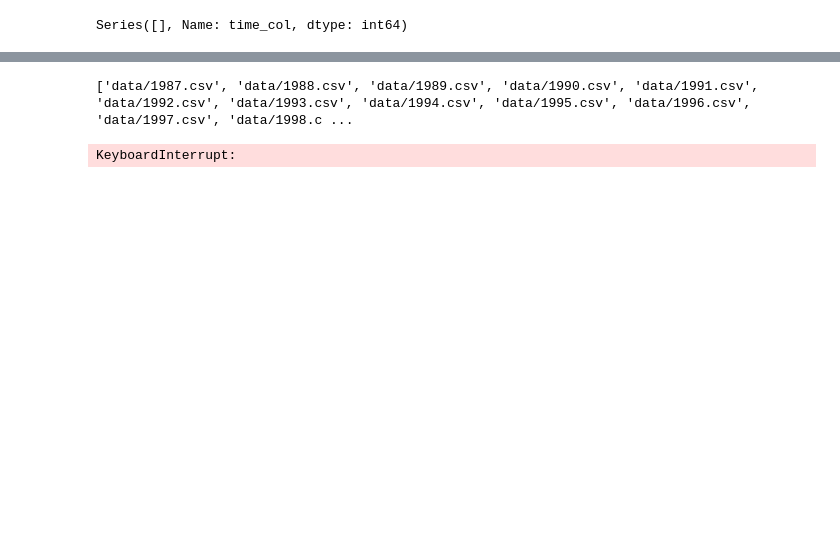
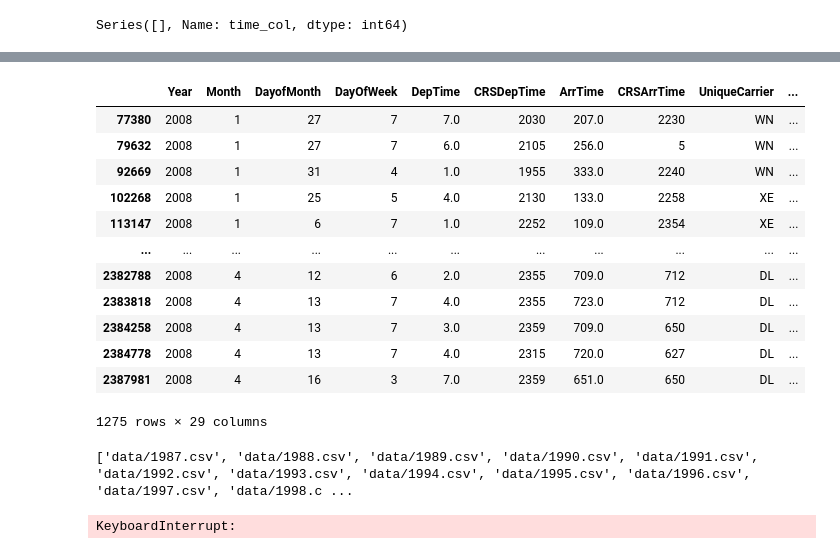
Before and after one commit to joshuaati/DE_airline_pipeline, a Jupyter notebook: main/test2.ipynb, the cells around one changed output, grey strips where cells are left out. Saved outputs shown, nothing was run; the diff lists cells and outputs as text; code cells hidden in the pictures; blank space fills up the shorter version.

```diff
--- a/main/test2.ipynb
+++ b/main/test2.ipynb
@@ -210,3 +103,19 @@ AttributeError: 'DataFrame' object has no attribute 'to_datetime'
+# %%
+df3[df3['DepTime']<9]
+# %% [output]
+|  | Year | Month | DayofMonth | DayOfWeek | DepTime | CRSDepTime | ArrTime | CRSArrTime | UniqueCarrier | ... |
+| 77380 | 2008 | 1 | 27 | 7 | 7.0 | 2030 | 207.0 | 2230 | WN | ... |
+| 79632 | 2008 | 1 | 27 | 7 | 6.0 | 2105 | 256.0 | 5 | WN | ... |
+| 92669 | 2008 | 1 | 31 | 4 | 1.0 | 1955 | 333.0 | 2240 | WN | ... |
+| 102268 | 2008 | 1 | 25 | 5 | 4.0 | 2130 | 133.0 | 2258 | XE | ... |
+| 113147 | 2008 | 1 | 6 | 7 | 1.0 | 2252 | 109.0 | 2354 | XE | ... |
+| ... | ... | ... | ... | ... | ... | ... | ... | ... | ... | ... |
+| 2382788 | 2008 | 4 | 12 | 6 | 2.0 | 2355 | 709.0 | 712 | DL | ... |
+| 2383818 | 2008 | 4 | 13 | 7 | 4.0 | 2355 | 723.0 | 712 | DL | ... |
+| 2384258 | 2008 | 4 | 13 | 7 | 3.0 | 2359 | 709.0 | 650 | DL | ... |
+| 2384778 | 2008 | 4 | 13 | 7 | 4.0 | 2315 | 720.0 | 627 | DL | ... |
+| 2387981 | 2008 | 4 | 16 | 3 | 7.0 | 2359 | 651.0 | 650 | DL | ... |
+1275 rows × 29 columns
 # %%
 import pandas as pd
 
```
Also changed, not shown: parts of 20 cells of this notebook, 2 other files.
